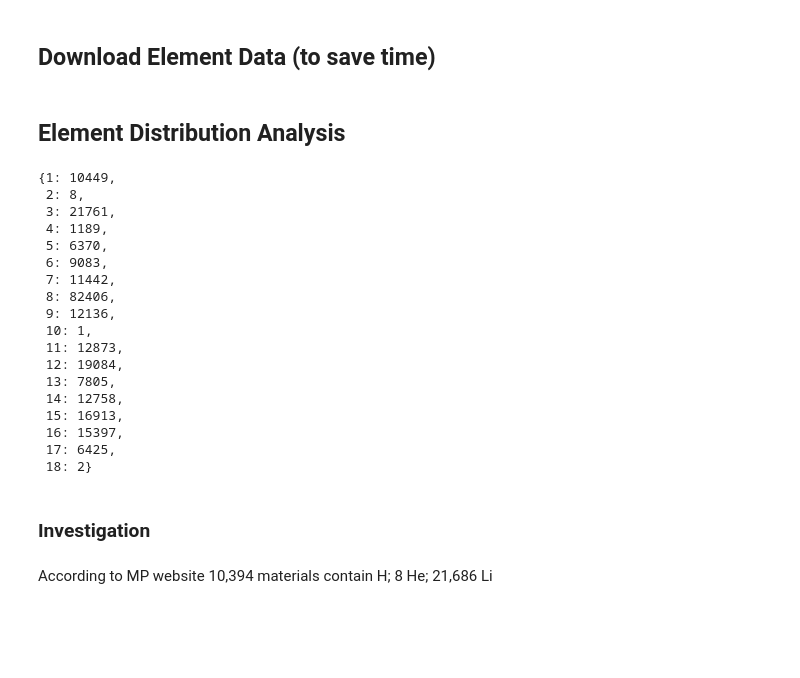
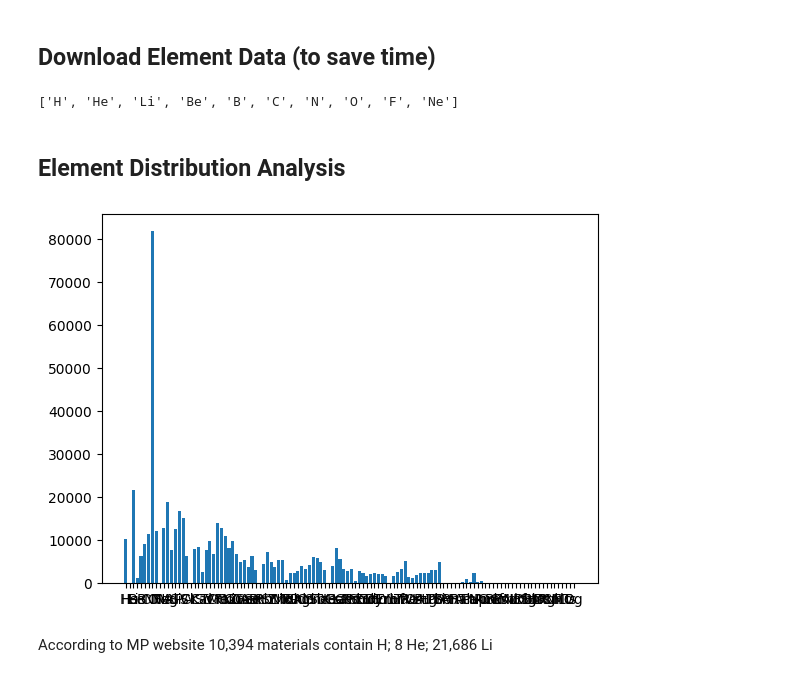
Before and after one commit to ThomasWarford/sample-mp, a Jupyter notebook: toy_dataset.ipynb, the cells around one changed output. Drawn from its saved outputs; the diff is of its cells as text; code cells hidden in the pictures; blank space fills up the shorter version.

```diff
--- a/toy_dataset.ipynb
+++ b/toy_dataset.ipynb
@@ -18 +16,5 @@ API_KEY = "YOUR_KEY_HERE"
+# %%
+element_strings = [str(Element.from_Z(i+1)) for i in range(118)] ; element_strings[:10]
+# %% [output]
+['H', 'He', 'Li', 'Be', 'B', 'C', 'N', 'O', 'F', 'Ne']
 # %%
@@ -34,41 +33,17 @@ else:
+# %%
+counts = {element: len(ids) for element, ids in element_to_ids.items()}
 # %% [markdown]
 ## Element Distribution Analysis
-# %%
-cutoff_element = 18 # Argon (two rows of periodic table)
-
-materials_by_element = {}
-
-for element in range(1, cutoff_element+1):
-
-    materials_by_element[element] = []
-
-    for (mp_id, elements) in mp_elements.items():
-        if element in elements:
-            materials_by_element[element].append(mp_id)
-
-counts = {element: len(mp_ids) for element, mp_ids in materials_by_element.items()}
-counts
-# %% [output]
-{1: 10449,
- 2: 8,
- 3: 21761,
- 4: 1189,
- 5: 6370,
- 6: 9083,
- 7: 11442,
- 8: 82406,
- 9: 12136,
- 10: 1,
- 11: 12873,
- 12: 19084,
- 13: 7805,
- 14: 12758,
- 15: 16913,
- 16: 15397,
- 17: 6425,
- 18: 2}
-# %% [markdown]
-### Investigation
+# %%
+def plot_bar(dict, ax=None):
+    if not ax:
+        fig, ax = plt.subplots()
+    ax.bar(range(len(dict)), list(dict.values()), align='center')
+    ax.set_xticks(range(len(dict)), list(dict.keys()))
+# %%
+plot_bar(counts)
+# %% [output]
+[figure, added]
 # %% [markdown]
 According to MP website 10,394 materials contain H; 8 He; 21,686 Li
 # %%
```
Also changed, not shown: parts of 12 cells of this notebook.
